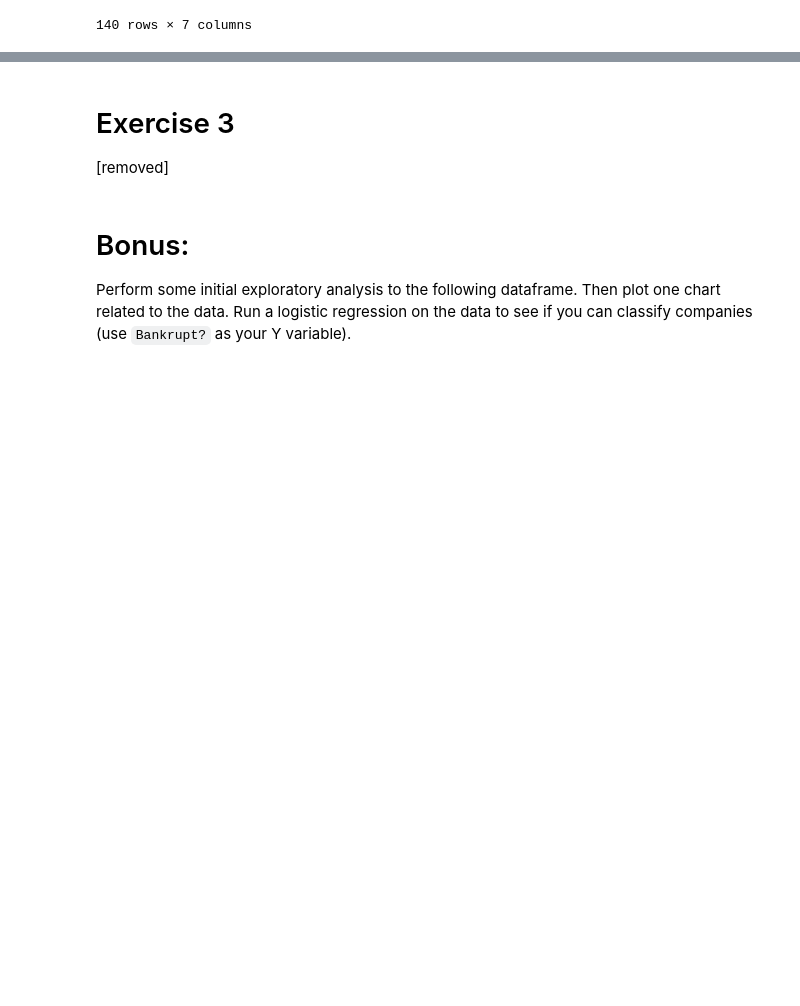
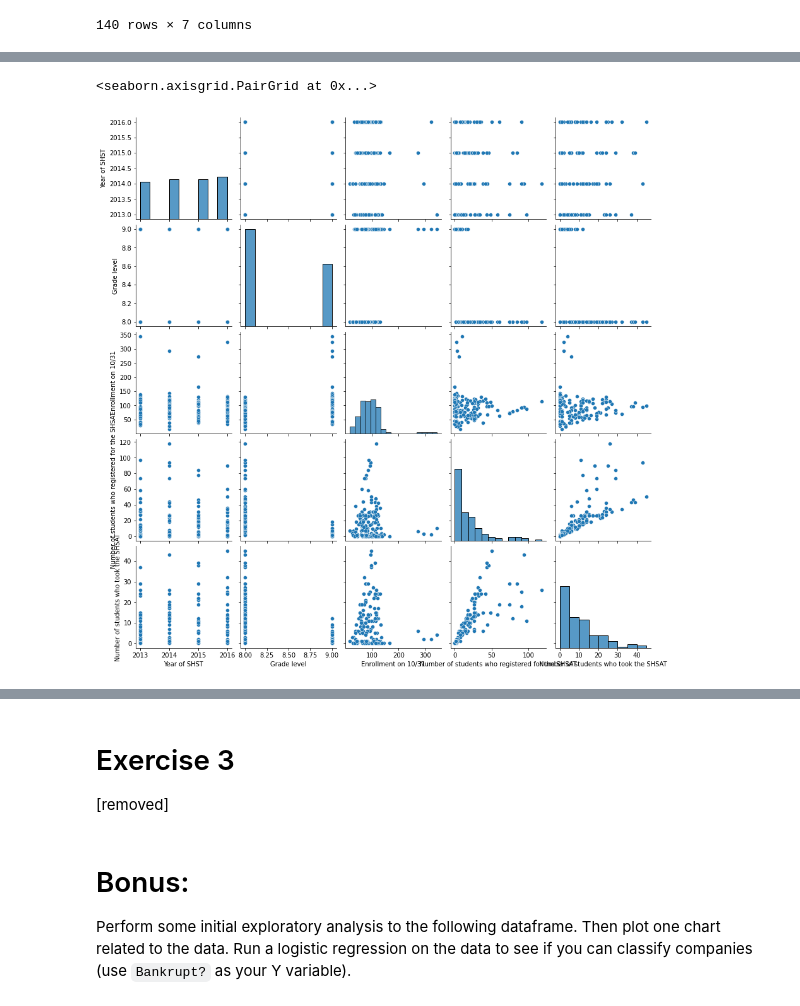
Before and after one commit to FaustoRosado/I2020_DS, a Jupyter notebook: week-023/week-23-lab.ipynb, the cells around one changed output, grey strips where cells are left out. Cells and saved outputs as stored; diff of their text form; code cells hidden in the pictures; blank space fills up the shorter version.

```diff
--- a/week-023/week-23-lab.ipynb
+++ b/week-023/week-23-lab.ipynb
@@ -56,0 +142,5 @@ df
+# %%
+sns.pairplot(df)
+# %% [output]
+<seaborn.axisgrid.PairGrid at 0x...>
+[figure, added]
```
Also changed, not shown: parts of 15 cells of this notebook.
